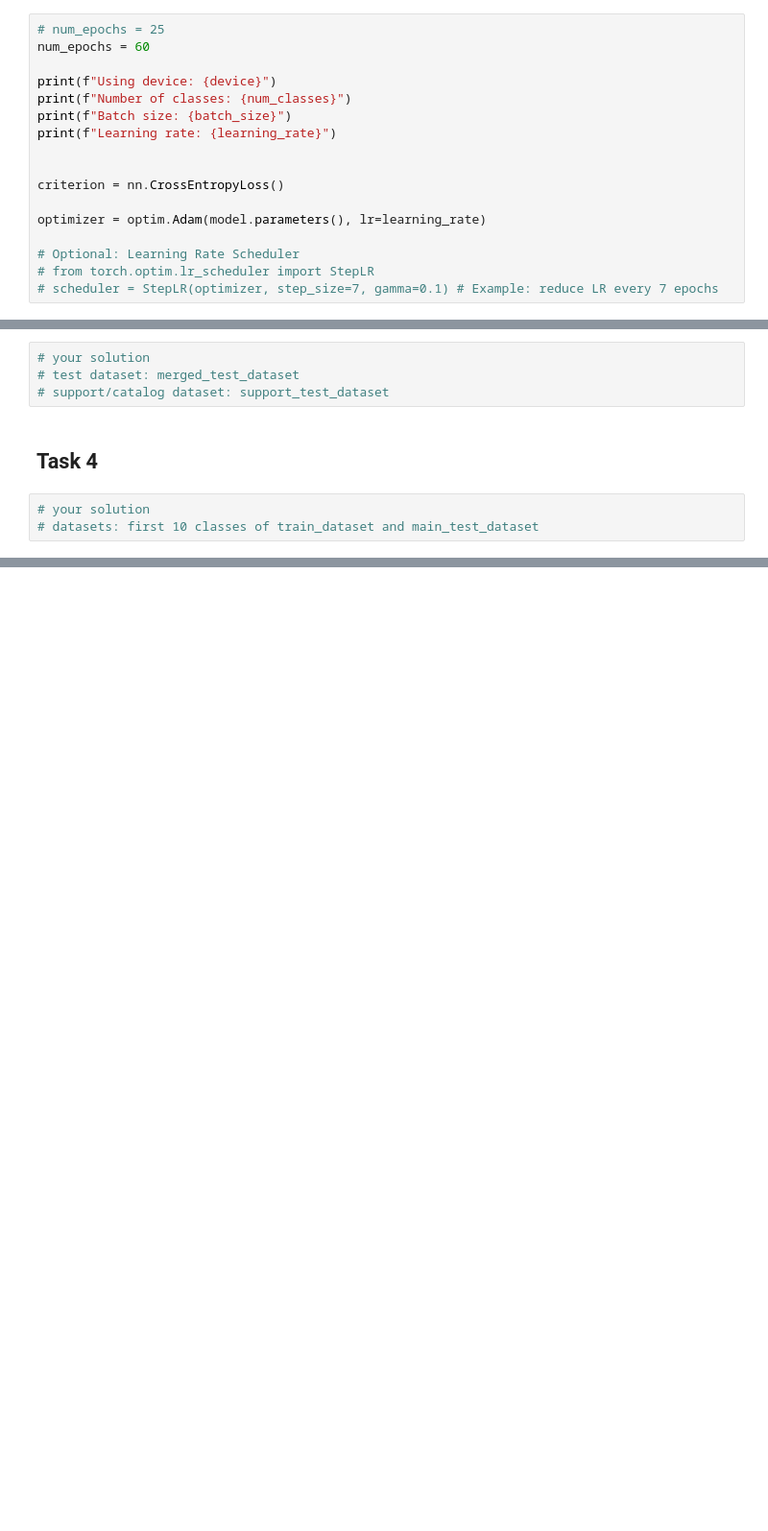
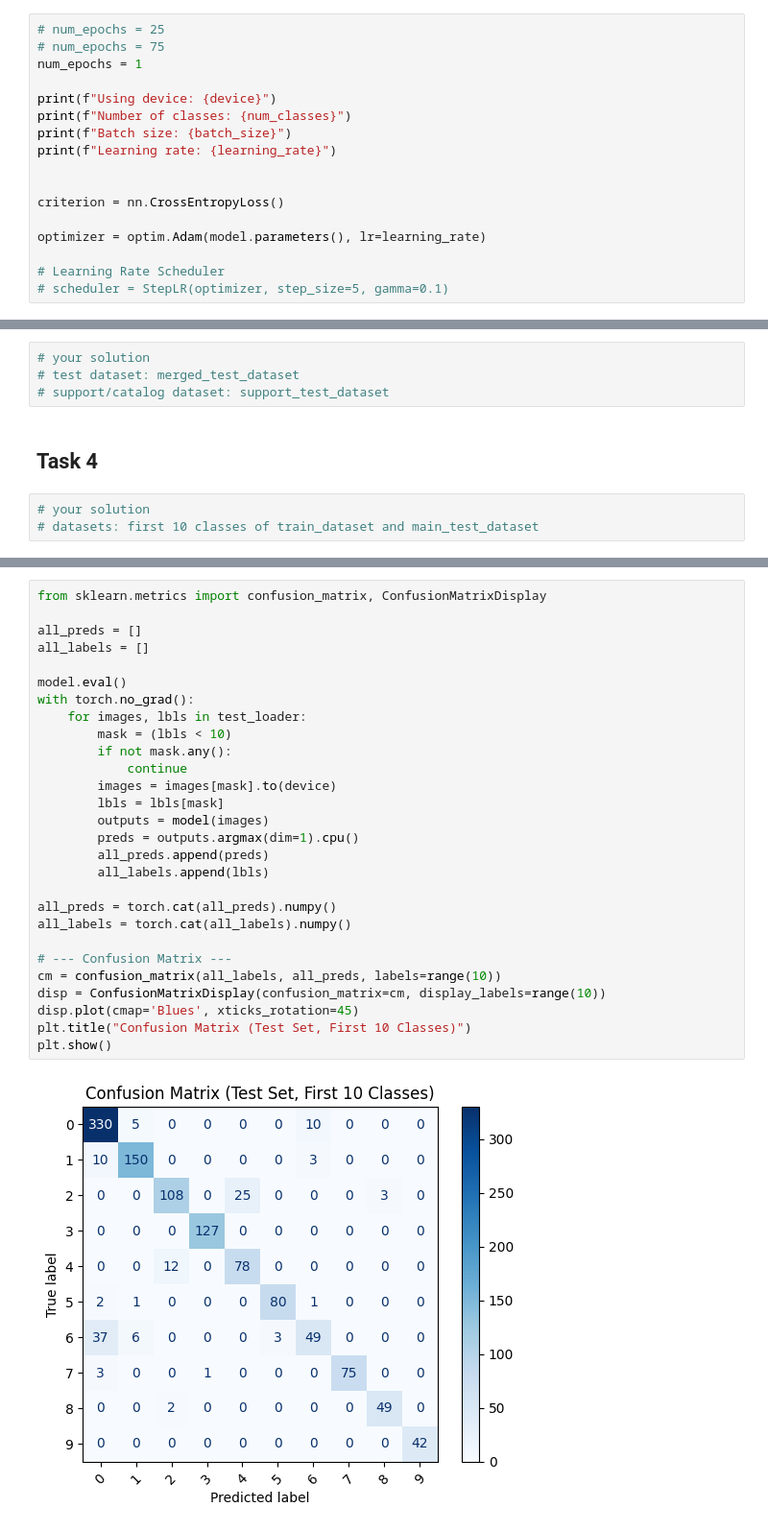
Before and after one commit to Aniket-Mishra/2AMM15_Deep_Learning, a Jupyter notebook: Assighment_1/ass1_skeleton.ipynb, the cells around one changed output, grey strips where cells are left out. Shown at 96% size. Saved outputs shown, nothing was run; the diff lists cells and outputs as text; blank space fills up the shorter version.

```diff
--- a/Assighment_1/ass1_skeleton.ipynb
+++ b/Assighment_1/ass1_skeleton.ipynb
@@ -419,7 +415,8 @@ import time
 import matplotlib.pyplot as plt # For plotting loss and accuracy
 # %%
 # num_epochs = 25
-num_epochs = 60
+# num_epochs = 75
+num_epochs = 1
 
 print(f"Using device: {device}")
 print(f"Number of classes: {num_classes}")
@@ -431,9 +428,8 @@ criterion = nn.CrossEntropyLoss()
 
 optimizer = optim.Adam(model.parameters(), lr=learning_rate)
 
-# Optional: Learning Rate Scheduler
-# from torch.optim.lr_scheduler import StepLR
-# scheduler = StepLR(optimizer, step_size=7, gamma=0.1) # Example: reduce LR every 7 epochs
+# Learning Rate Scheduler
+# scheduler = StepLR(optimizer, step_size=5, gamma=0.1)
 # %% [output]
 Using device: mps
 Number of classes: 39
@@ -736,0 +854,30 @@ Saved model to resnetcnn2_task2_scenario_4.pth
+# %%
+from sklearn.metrics import confusion_matrix, ConfusionMatrixDisplay
+
+all_preds = []
+all_labels = []
+
+model.eval()
+with torch.no_grad():
+    for images, lbls in test_loader:
+        mask = (lbls < 10)
+        if not mask.any():
+            continue
+        images = images[mask].to(device)
+        lbls = lbls[mask]
+        outputs = model(images)
+        preds = outputs.argmax(dim=1).cpu()
+        all_preds.append(preds)
+        all_labels.append(lbls)
+
+all_preds = torch.cat(all_preds).numpy()
+all_labels = torch.cat(all_labels).numpy()
+
+# --- Confusion Matrix ---
+cm = confusion_matrix(all_labels, all_preds, labels=range(10))
+disp = ConfusionMatrixDisplay(confusion_matrix=cm, display_labels=range(10))
+disp.plot(cmap='Blues', xticks_rotation=45)
+plt.title("Confusion Matrix (Test Set, First 10 Classes)")
+plt.show()
+# %% [output]
+[figure, added]
```
Also changed, not shown: parts of 28 cells of this notebook, 1 other file.
